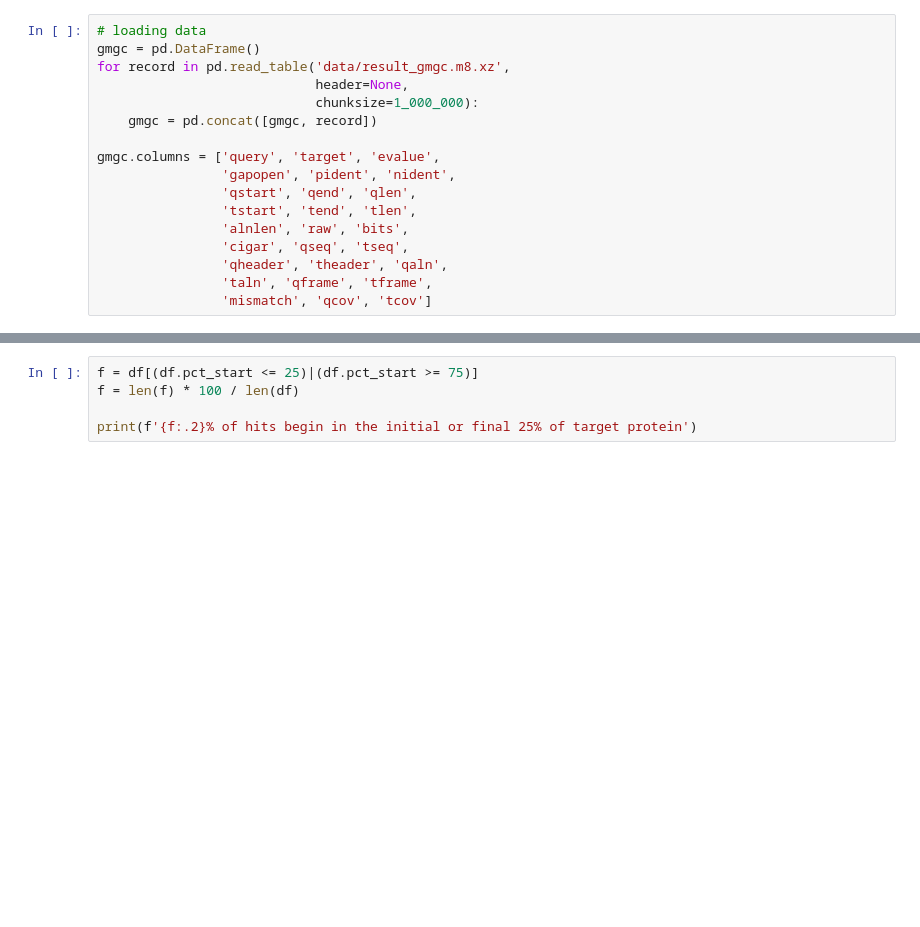
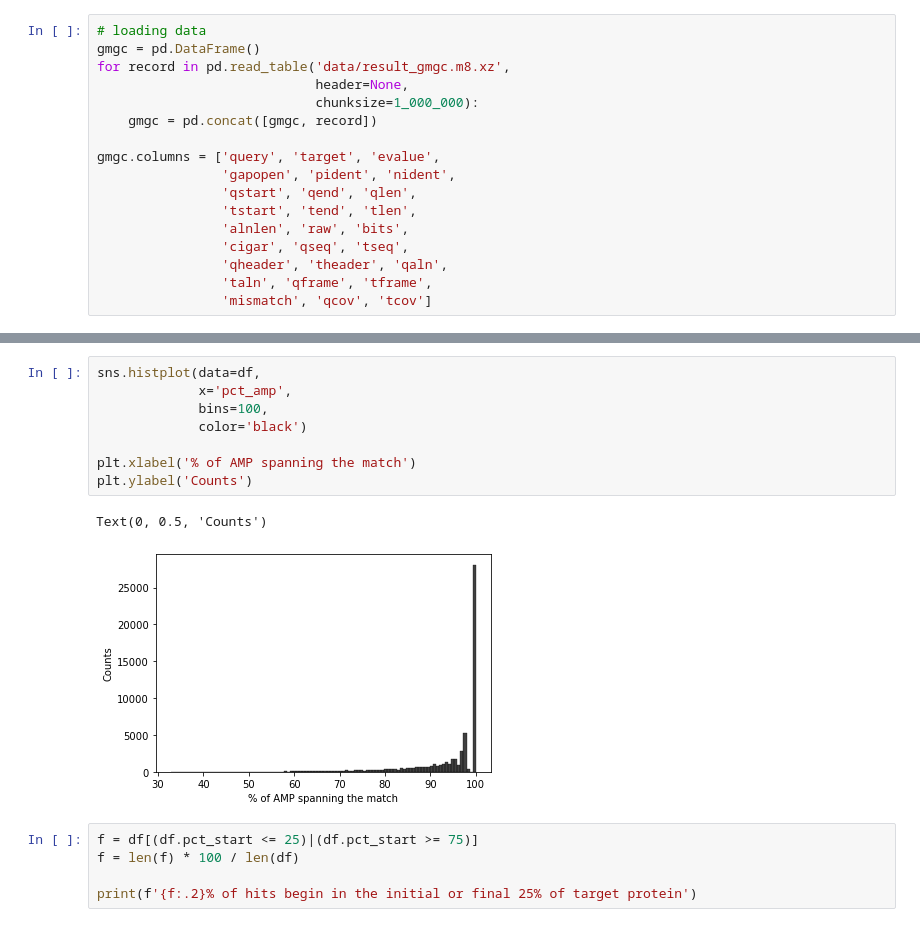
Before and after one commit to BigDataBiology/SantosJunior_Torres_2024_AMPSphere_v1, a Jupyter notebook: Manuscript_Analysis/gmgc_homologs_analysis.ipynb, the cells around one changed output, grey strips where cells are left out. Cells and saved outputs as stored; diff of their text form; blank space fills up the shorter version.

```diff
--- a/Manuscript_Analysis/gmgc_homologs_analysis.ipynb
+++ b/Manuscript_Analysis/gmgc_homologs_analysis.ipynb
@@ -80,3 +72,14 @@ Text(0, 0.5, 'Counts')
+# %%
+sns.histplot(data=df,
+             x='pct_amp',
+             bins=100,
+             color='black')
+
+plt.xlabel('% of AMP spanning the match')
+plt.ylabel('Counts')
+# %% [output]
+Text(0, 0.5, 'Counts')
+[figure, added]
 # %%
 f = df[(df.pct_start <= 25)|(df.pct_start >= 75)]
 f = len(f) * 100 / len(df)
```
Also changed, not shown: parts of 4 cells of this notebook.
